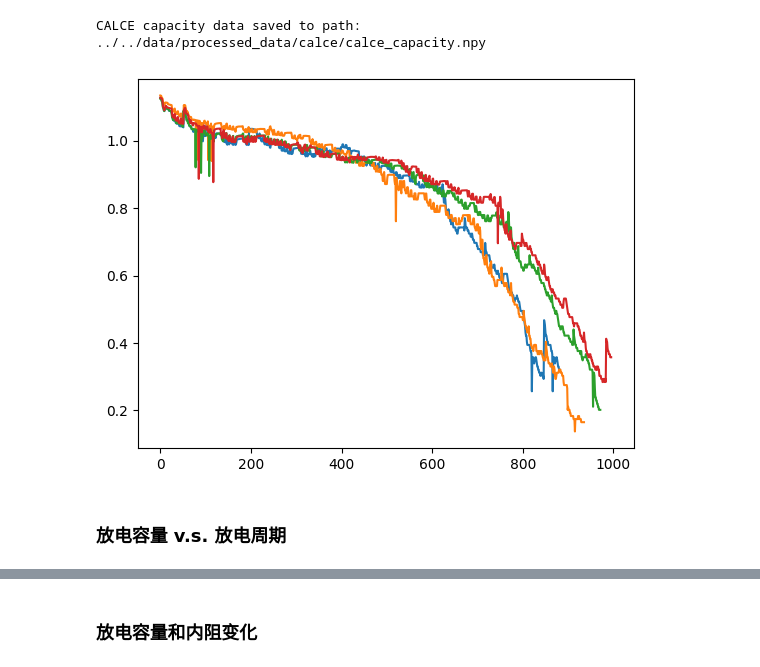
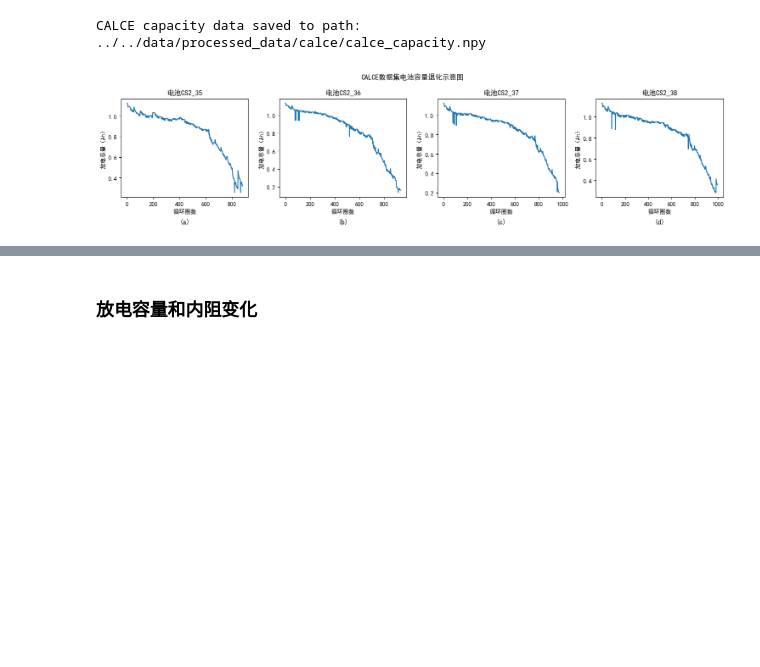
Before and after one commit to hilinxinhui/battery_phm, a Jupyter notebook: notebooks/data_preprocess/calce.ipynb, the cells around one changed output, grey strips where cells are left out. Saved outputs shown, nothing was run; the diff lists cells and outputs as text; code cells hidden in the pictures; blank space fills up the shorter version.

Commit message:
Update code for data preprocess.

```diff
--- a/notebooks/data_preprocess/calce.ipynb
+++ b/notebooks/data_preprocess/calce.ipynb
@@ -26,10 +26,9 @@ def drop_outlier(array, count, bins):
     return np.array(index)
 # %%
 # 从xlsx文件中提取当电池信息
-
 battery_names = ["CS2_35", "CS2_36", "CS2_37", "CS2_38"]
 data_path = "../../data/raw_data/calce/"
-battery_data = {}
+calce_data = {}
 for name in battery_names:
     print("Load Dataset " + name + " ...")
     path = glob.glob(data_path + name + "/*.xlsx")
@@ -107,7 +106,7 @@ for name in battery_names:
             "CVCT": CVCT[idx],
         }
     )
-    battery_data[name] = df_result
+    calce_data[name] = df_result
 # %% [output]
 Load Dataset CS2_35 ...
 Load ../../data/raw_data/calce/CS2_35/CS2_35_12_13_10.xlsx ...
@@ -142,18 +128,19 @@ plt.tight_layout()
 # %%
 # 将容量信息保存到 npy 文件中
+keys = list(calce_data.keys())
 save_root_path = "../../data/processed_data/calce/"
 save_name = "calce_capacity.npy"
 save_path = os.path.join(save_root_path, save_name)
-calce_capacity = np.array([battery_data[key]["capacity"].values for key in keys], dtype=object)
+calce_capacity = np.array([calce_data[key]["capacity"].values for key in keys], dtype=object)
 np.save(save_path, calce_capacity)
 print(f"CALCE capacity data saved to path: {save_path}")
 
-# 读取 npy 文件测试
-load_test = np.load("../../data/processed_data/calce/calce_capacity.npy", allow_pickle=True)
-for i in range(len(load_test)):
-    plt.plot(load_test[i])
+# 读取容量数据
+load_capacity = np.load(save_path, allow_pickle=True)
+
+# 容量退化曲线可视化
+battery_names = ["电池" + key for key in keys]
+cap_viz(load_capacity, battery_names, title="CALCE数据集电池容量退化示意图")
 # %% [output]
 CALCE capacity data saved to path: ../../data/processed_data/calce/calce_capacity.npy
-[figure, old version]
+[figure, new version]
-# %% [markdown]
-### 放电容量 v.s. 放电周期
```
Also changed, not shown: parts of 4 cells of this notebook, 3 other files.
